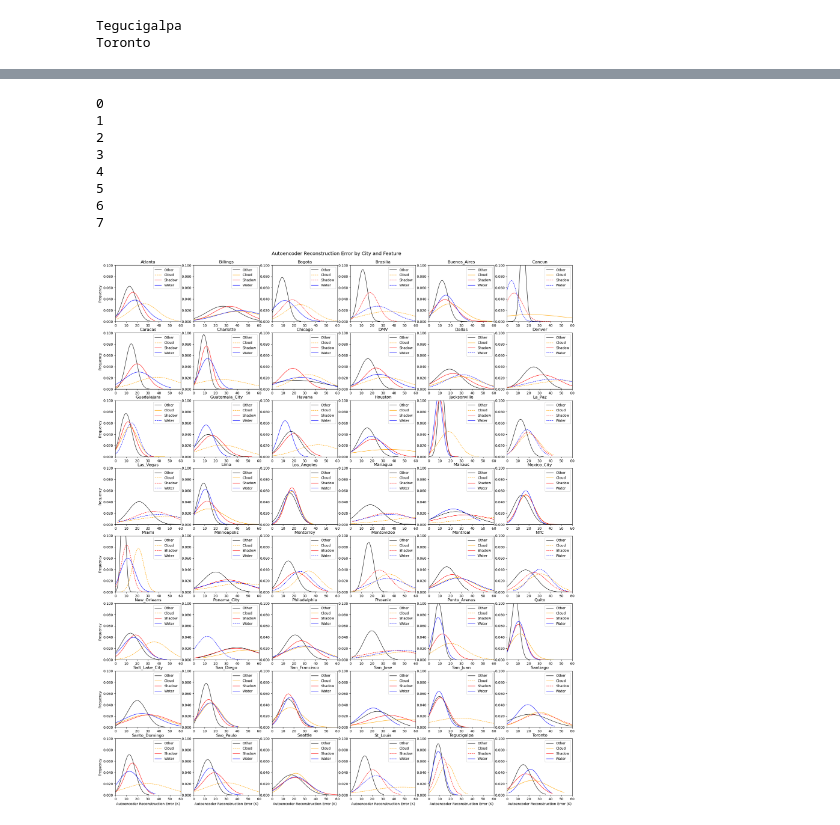
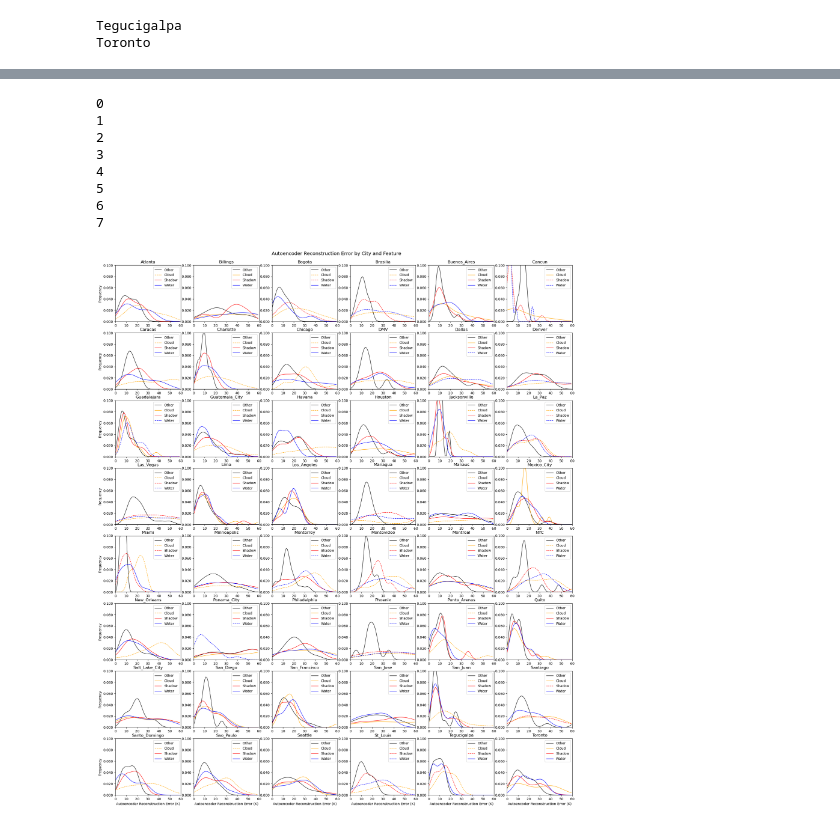
Before and after one commit to jstarfeldt/ML_UH_datasets, a Jupyter notebook: Jon_dataset_code/autoencoder.ipynb, the cells around one changed output, grey strips where cells are left out. Cells and saved outputs as stored; diff of their text form; code cells hidden in the pictures.

```diff
--- a/Jon_dataset_code/autoencoder.ipynb
+++ b/Jon_dataset_code/autoencoder.ipynb
@@ -153,7 +156,7 @@ def split_func(city):
                 else:
                     np.save(f'{split_root}/{city}/{fname}_{row}_{col}.npy', arr)
 # %%
-for city in cities[38:]:
+for city in ['San_Francisco']:
     print(city)
     split_func(city)
 # %% [output]
@@ -560,21 +552,3 @@ import matplotlib.ticker as mticker
-# %%
-def get_pdf(data):
-    """
-    Constructs a gaussian pdf from an array of data.
-
-    Args:
-    data (array-like): Array of data to construct a pdf from
-
-    Returns:
-    x (numpy array): Array of x-values for the pdf of same length as the pdf array
-    pdf (numpy array): Array of frequency values for the pdf of the same length as the x array
-    """
-    mean = np.nanmean(data)
-    std_dev = np.nanstd(data)
-    x = np.linspace(np.nanmin(data)-8, np.nanmax(data)+8, 1000)
-    #x = np.linspace(150, 337, 1000)
-    pdf = (1/(std_dev * np.sqrt(2 * np.pi))) * np.exp(-0.5 * ((x - mean) / std_dev)**2)
-    return x, pdf
 # %%
 def get_reconstruction_error_seasons(analysis_dataset):
     DJF_errors = []
@@ -803,13 +822,32 @@ for i in range(8):
     for j in range(6):
         city = cities[i*6+j]
         overall_losses = overall_losses_all_city[i*6+j]
-        overall_x, overall_pdf = get_pdf(overall_losses)
         cloud_losses = cloud_losses_all_city[i*6+j]
-        cloud_x, cloud_pdf = get_pdf(cloud_losses)
         shadow_losses = shadow_losses_all_city[i*6+j]
-        shadow_x, shadow_pdf = get_pdf(shadow_losses)
         water_losses = water_losses_all_city[i*6+j]
-        water_x, water_pdf = get_pdf(water_losses)
+
+        #overall_max = np.nanmax(overall_losses)
+        #cloud_max = np.nanmax(cloud_losses)
+        #shadow_max = np.nanmax(shadow_losses)
+        #water_max = np.nanmax(water_losses)
+        #max_max = np.nanmax([overall_max, cloud_max, shadow_max, water_max])
+        x = np.arange(0, 60)
+
+        nan_mask = np.isnan(overall_losses)
+        overall_pdf = KDEUnivariate(overall_losses[~nan_mask])
+        overall_pdf.fit()
+
+        nan_mask = np.isnan(cloud_losses)
+        cloud_pdf = KDEUnivariate(cloud_losses[~nan_mask])
+        cloud_pdf.fit()
+
+        nan_mask = np.isnan(shadow_losses)
+        shadow_pdf = KDEUnivariate(shadow_losses[~nan_mask])
+        shadow_pdf.fit()
+
+        nan_mask = np.isnan(water_losses)
+        water_pdf = KDEUnivariate(water_losses[~nan_mask])
+        water_pdf.fit()
 
         # Run Mann-Whitney tests for difference of distribution for each feature
         cloud_p_value = stats.mannwhitneyu(overall_losses, cloud_losses, nan_policy='omit').pvalue
@@ -817,45 +855,45 @@ for i in range(8):
         water_p_value = stats.mannwhitneyu(overall_losses, water_losses, nan_policy='omit').pvalue
 
         # Plot PDFs of each feature
-        axs[i,j].plot(overall_x, overall_pdf, color='k', linewidth=1, label='Other')
+        axs[i,j].plot(x, overall_pdf.evaluate(x), color='k', linewidth=1, label='Other')
         if cloud_p_value < 0.05:
-            axs[i,j].plot(cloud_x, cloud_pdf, color='orange', linewidth=1, label='Cloud', linestyle='dashed')
+            axs[i,j].plot(x, cloud_pdf.evaluate(x), color='orange', linewidth=1, label='Cloud', linestyle='dashed')
         else:
-            axs[i,j].plot(cloud_x, cloud_pdf, color='orange', linewidth=1, label='Cloud')
+            axs[i,j].plot(x, cloud_pdf.evaluate(x), color='orange', linewidth=1, label='Cloud')
         if shadow_p_value < 0.05:
-            axs[i,j].plot(shadow_x, shadow_pdf, color='r', linewidth=1, label='Shadow', linestyle='dashed')
+            axs[i,j].plot(x, shadow_pdf.evaluate(x), color='r', linewidth=1, label='Shadow', linestyle='dashed')
         else:
-            axs[i,j].plot(shadow_x, shadow_pdf, color='r', linewidth=1, label='Shadow')
+            axs[i,j].plot(x, shadow_pdf.evaluate(x), color='r', linewidth=1, label='Shadow')
         if water_p_value < 0.05:
-            axs[i,j].plot(water_x, water_pdf, color='b', linewidth=1, label='Water', linestyle='dashed')
+            axs[i,j].plot(x, water_pdf.evaluate(x), color='b', linewidth=1, label='Water', linestyle='dashed')
         else:
-            axs[i,j].plot(water_x, water_pdf, color='b', linewidth=1, label='Water')
+            axs[i,j].plot(x, water_pdf.evaluate(x), color='b', linewidth=1, label='Water')
         axs[i,j].legend()
         axs[i,j].set_title(city)
 
         # Format y-axis ticks to 3 decimal places
         formatter_y = mticker.StrMethodFormatter("{x:.3f}")
         axs[i,j].yaxis.set_major_formatter(formatter_y)
         axs[i,j].set_xlim(left=0, right=60)
         axs[i,j].set_xticks(np.arange(0, 61, 10))
         axs[i,j].set_ylim(bottom=0, top=0.1)
         axs[i,j].set_yticks(np.arange(0, 0.11, 0.02))
 
         if j == 0:
             axs[i,j].set_ylabel('Frequency')
         if i == 7:
             axs[i,j].set_xlabel('Autoencoder Reconstruction Error (K)')
 
         plt.suptitle('Autoencoder Reconstruction Error by City and Feature', y=0.9, fontsize=14)
 
 fig.savefig('/glade/work/jstarfeldt/autoencoder/Feature_reconstruction_error.svg', transparent=True, bbox_inches='tight')
 # %% [output]
 0
 1
 2
 3
 4
 5
 6
 7
-[figure, old version]
+[figure, new version]
```
Also changed, not shown: parts of 9 cells of this notebook, 3 other files.
